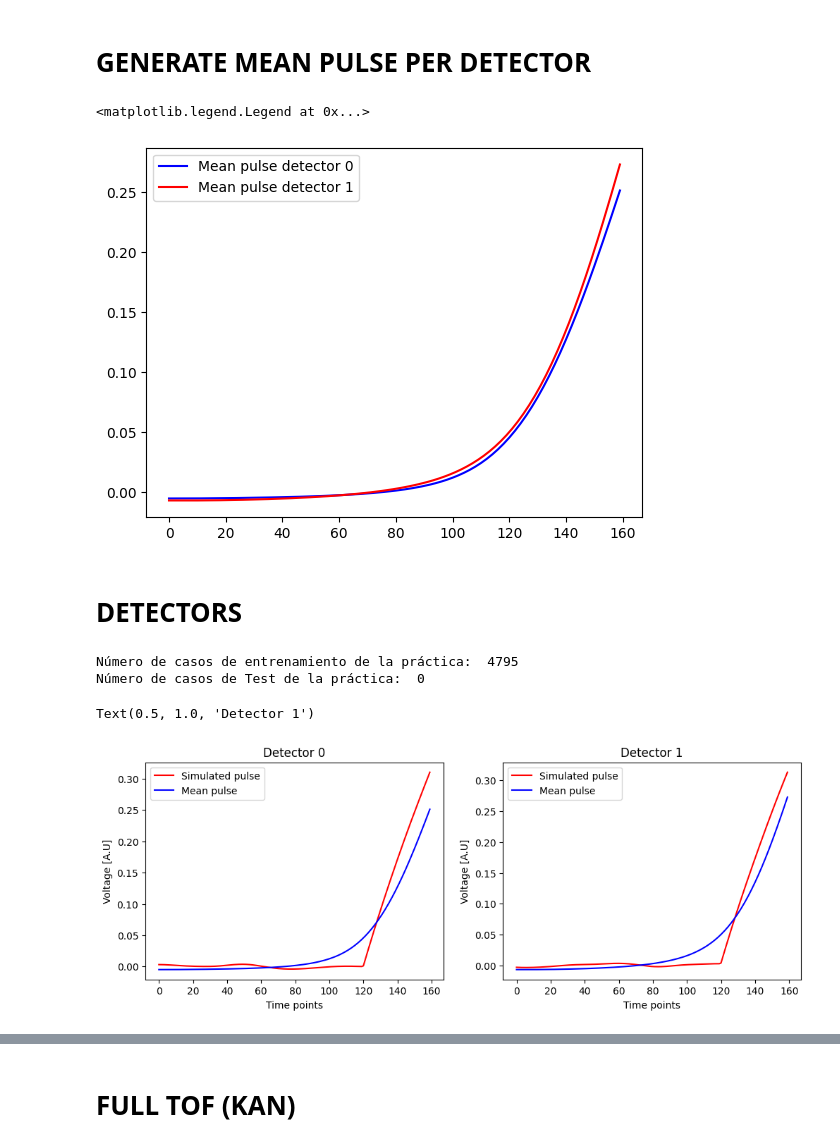
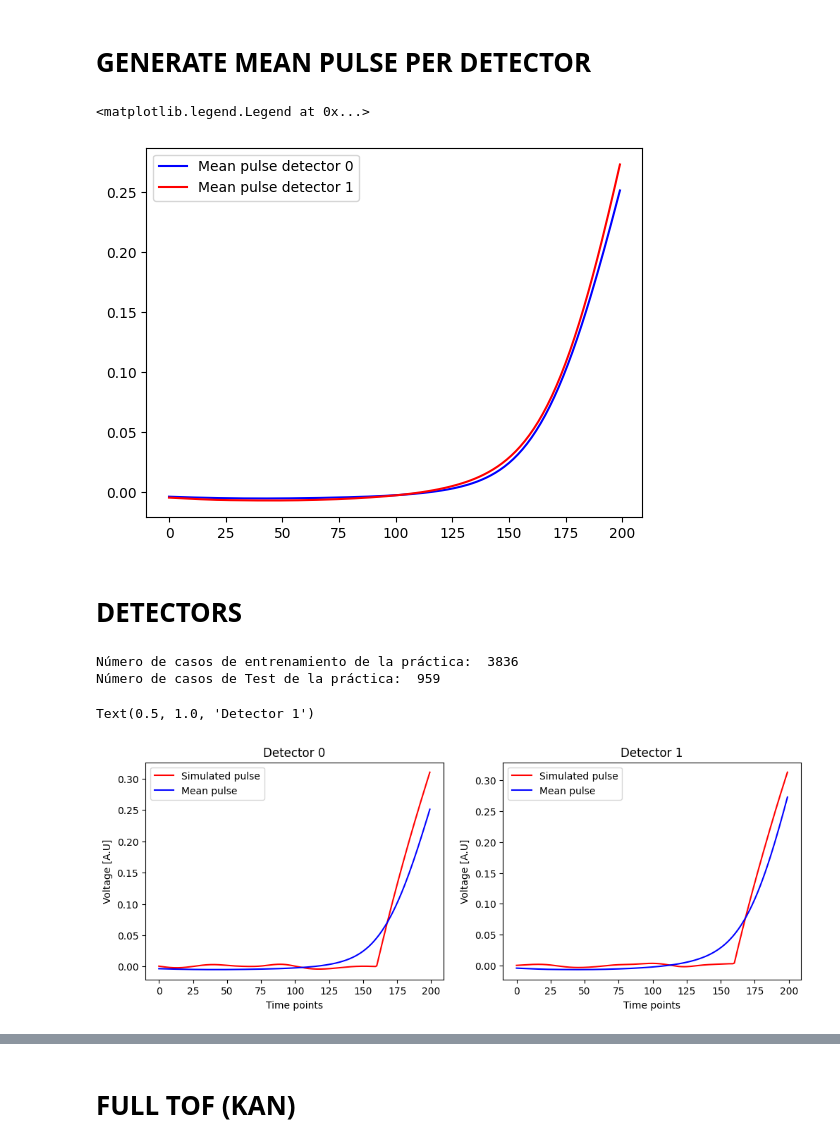
Before and after one commit to wjosefw/Signal-processing-with-Neural-networks, a Jupyter notebook: KAN.ipynb, the cells around one changed output, grey strips where cells are left out. Saved outputs shown, nothing was run; the diff lists cells and outputs as text; code cells hidden in the pictures.

```diff
--- a/KAN.ipynb
+++ b/KAN.ipynb
@@ -27,7 +27,7 @@ V82= np.load('/home/josea/Co60_8cm_2cm.npy')
 #pulsos_practica_master = data['data']
 
 
-data = np.load('/home/josea/pulsos_Co60_filt_norm_5k.npz')
+data = np.load('/home/josea/pulsos_Co60_filt_norm_5k_polyfit.npz')
 pulsos_practica_master = data['data']
 # %% [markdown]
 # **INTERPOLATION**
@@ -70,27 +70,27 @@ New time step: 0.0250
 # %%
 mean_pulse_dec0 = get_mean_pulse_from_set(new_pulsos_practica, channel = 0)
 mean_pulse_dec1 = get_mean_pulse_from_set(new_pulsos_practica, channel = 1)
 
 #-------------------------------------- Plot cropped mean pulses -----------------------------
-start = 55*EXTRASAMPLING
+start = 50*EXTRASAMPLING
 stop = 75*EXTRASAMPLING
-
 
 plt.plot(mean_pulse_dec0[start:stop], 'b-', label = 'Mean pulse detector 0')
 plt.plot(mean_pulse_dec1[start:stop], 'r-', label = 'Mean pulse detector 1')
 plt.legend()
 # %% [output]
 <matplotlib.legend.Legend at 0x...>
-[figure, old version]
+[figure, new version]
 # %% [markdown]
 # **DETECTORS**
 # %%
 #------------------------------------ Important definitions ------------------------------------
 ajuste_grueso = 1 # 0 = YES, 1 = NO
-delay_steps = 30  # Max number of steps to delay pulses
-moments_order = 2  # Max order of moments used
+delay_steps = 20  # Max number of steps to delay pulses
+moments_order = 3  # Max order of moments used
 Num_casos = 0 # Number of simulated pulse
 set_seed(42) #Fix seeds
+nbins = 51 #Num bins for all histograms
 
 
 
@@ -100,13 +100,13 @@ t0 = 65 + np.random.randint(10, size = Num_casos)
 
 
 # Define size of train set from datos practica
-Ntrain_practica = int(1.0*new_pulsos_practica.shape[0])
-Ntest_practica = int(0.0*new_pulsos_practica.shape[0])
+Ntrain_practica = int(0.8*new_pulsos_practica.shape[0])
+Ntest_practica = int(0.2*new_pulsos_practica.shape[0])
 print('Número de casos de entrenamiento de la práctica: ', Ntrain_practica)
 print('Número de casos de Test de la práctica: ', Ntest_practica)
 # %% [output]
-Número de casos de entrenamiento de la práctica:  4795
-Número de casos de Test de la práctica:  0
+Número de casos de entrenamiento de la práctica:  3836
+Número de casos de Test de la práctica:  959
 # %%
 #--------------------------------- Detector 0 definitions -------------------------
 tau_rise_dec0 = 20
@@ -154,7 +154,7 @@ plt.ylabel('Voltage [A.U]')
 plt.title('Detector 1')
 # %% [output]
 Text(0.5, 1.0, 'Detector 1')
-[figure, old version]
+[figure, new version]
 # %%
 if ajuste_grueso == 0:
 
```
Also changed, not shown: parts of 14 cells of this notebook.
